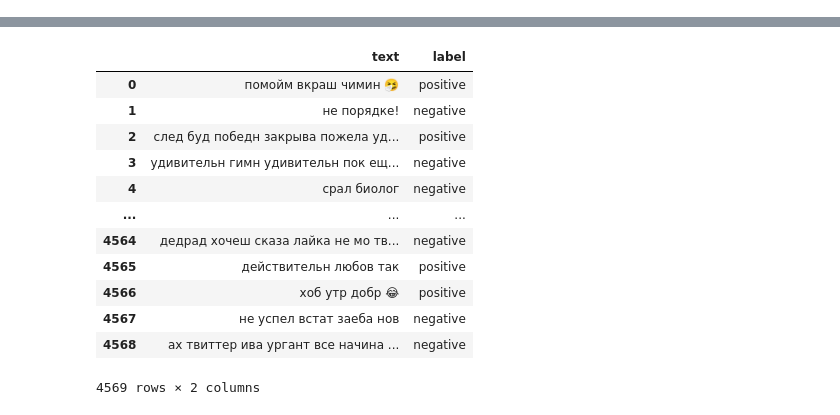
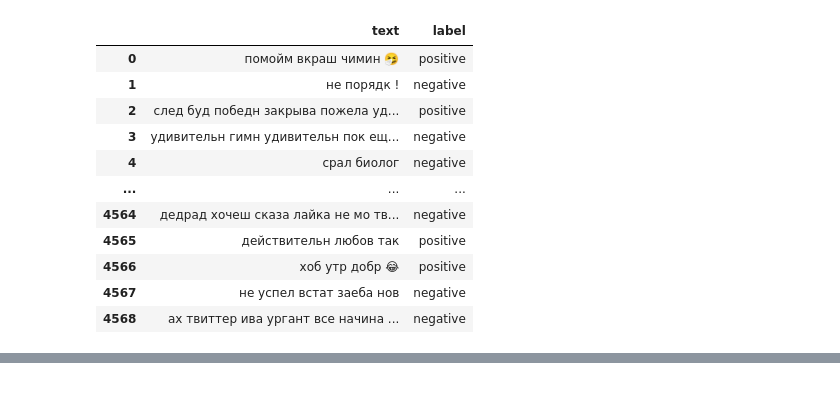
Before and after one commit to Blikir13/pad_lab4, a Jupyter notebook: PAD_LAB4.ipynb, the cells around one changed output, grey strips where cells are left out. Saved outputs shown, nothing was run; the diff lists cells and outputs as text; code cells hidden in the pictures.

```diff
--- a/PAD_LAB4.ipynb
+++ b/PAD_LAB4.ipynb
@@ -164,19 +111,25 @@ df1
 | 4568 | ах твиттер ивана урганта всё начи... | negative |
 4569 rows × 2 columns
 # %%
-from nltk.stem import PorterStemmer
 from nltk.stem import SnowballStemmer
 from nltk.tokenize import word_tokenize
 from functools import reduce
-nltk.download('punkt')
 
+# стемминг
 new = SnowballStemmer(language='russian')
-s=[]
 for i, row in df1.iterrows():
-
-    for t in row[0].split():
-        s.append(new.stem(t))
-    row[0] = ' '.join(s)
-    s=[]
+    row[0] = ' '.join([new.stem(x) for x in row[0].split()])
 df
 # %% [output]
+|  | text | label |
+| 0 | помойм вкраш чимин 🤧 | positive |
+| 1 | не порядк ! | negative |
+| 2 | след буд победн закрыва пожела уд... | positive |
+| 3 | удивительн гимн удивительн пок ещ... | negative |
+| 4 | срал биолог | negative |
+| ... | ... | ... |
+| 4564 | дедрад хочеш сказа лайка не мо тв... | negative |
+| 4565 | действительн любов так | positive |
+| 4566 | хоб утр добр 😂 | positive |
+| 4567 | не успел встат заеба нов | negative |
+| 4568 | ах твиттер ива ургант все начина ... | negative |
@@ -185,16 +137,3 @@ df
-|  | text | label |
-| 0 | помойм вкраш чимин 🤧 | positive |
-| 1 | не порядке! | negative |
-| 2 | след буд победн закрыва пожела уд... | positive |
-| 3 | удивительн гимн удивительн пок ещ... | negative |
-| 4 | срал биолог | negative |
-| ... | ... | ... |
-| 4564 | дедрад хочеш сказа лайка не мо тв... | negative |
-| 4565 | действительн любов так | positive |
-| 4566 | хоб утр добр 😂 | positive |
-| 4567 | не успел встат заеба нов | negative |
-| 4568 | ах твиттер ива ургант все начина ... | negative |
-4569 rows × 2 columns
 # %%
 arr = []
 
```
Also changed, not shown: parts of 7 cells of this notebook.
